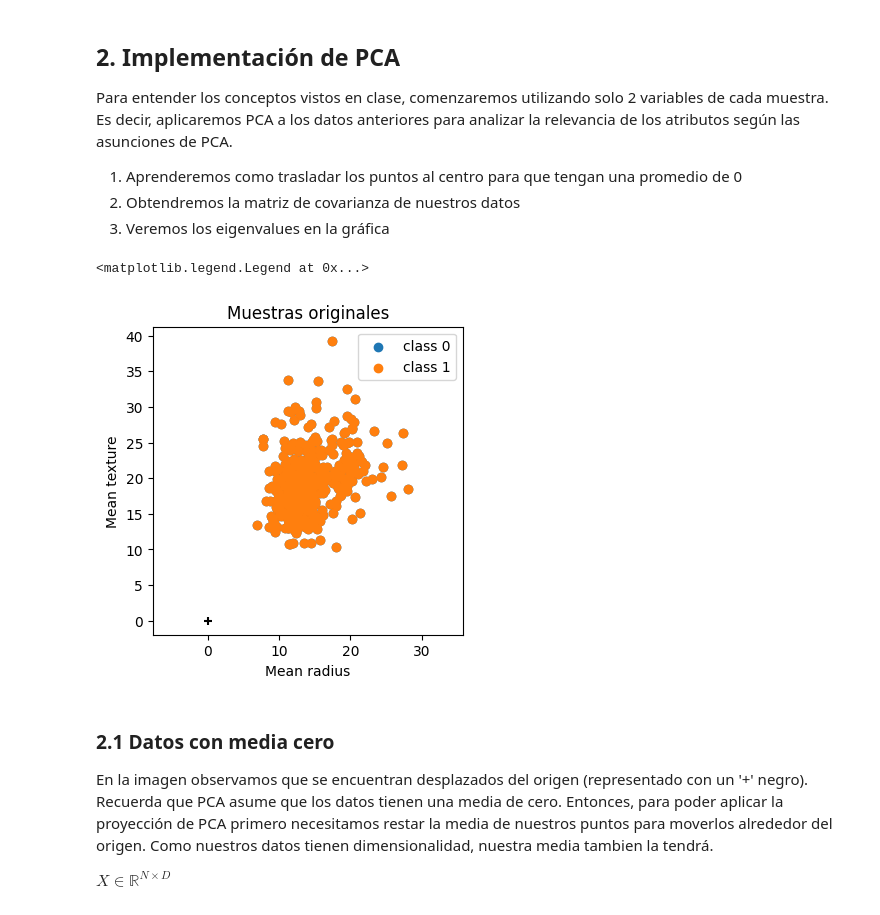
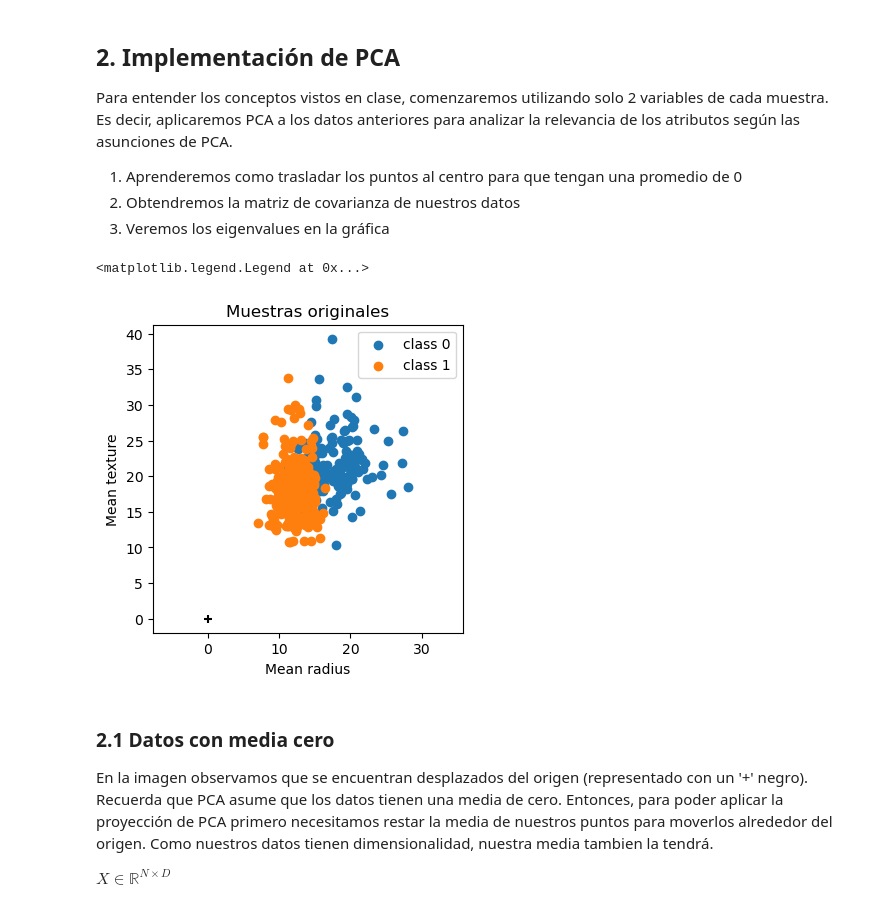
Before and after one commit to r-ibarrab/ElMaviri, a Jupyter notebook: ejercicio_3-PCA-tSNE/ejercicio_3.ipynb, the cells around one changed output. Saved outputs shown, nothing was run; the diff lists cells and outputs as text; code cells hidden in the pictures.

```diff
--- a/ejercicio_3-PCA-tSNE/ejercicio_3.ipynb
+++ b/ejercicio_3-PCA-tSNE/ejercicio_3.ipynb
@@ -75,33 +76,33 @@ Para entender los conceptos vistos en clase, comenzaremos utilizando solo 2 vari
 # %%
 # Nos quedamos solo con los componentes "mean radius" y "mean texture"
 X = data_train[["mean radius", "mean texture"]].to_numpy()
 
 fig, ax = plt.subplots(1, 1, figsize=(4, 4))
 ax.set_title("Muestras originales")
 ax.axis('equal')
 
 
 # En el siguiente foorloop graficamos de manera separada los puntos de distintas clases
 # En este contexto, los puntos de diferentes clases se muestran en un color distinto.
 for c in range(2):
     # TODO: Selecciona los valores de X que corresponden a la clase c
     # es decir, X cuando la etiqueta target_train == c
     # === Start solution ==== #
-    class_datapoints = X[...]
+    class_datapoints = X[target_train == c]
     # === End solution ==== #
     ax.scatter(
         class_datapoints[:, 0],  # Todos los datos de clase c, columna de atributo 1
         class_datapoints[:, 1],  # Todos los datos de clase c, columna de atributo 2
         label = f"class {c}"
     )
 ax.set_xlabel("Mean radius")
 ax.set_ylabel("Mean texture")
 # Imprimirá el origen
 ax.scatter(0, 0, c="black", marker="+")
 ax.legend()
 # %% [output]
 <matplotlib.legend.Legend at 0x...>
-[figure, old version]
+[figure, new version]
 # %% [markdown]
 ### 2.1 Datos con media cero
 En la imagen observamos que se encuentran desplazados del origen (representado con un '+' negro). Recuerda que PCA asume que los datos tienen una media de cero. Entonces, para poder aplicar la proyección de PCA primero necesitamos restar la media de nuestros puntos para moverlos alrededor del origen. Como nuestros datos tienen dimensionalidad, nuestra media tambien la tendrá.
```
Also changed, not shown: parts of 4 cells of this notebook.
